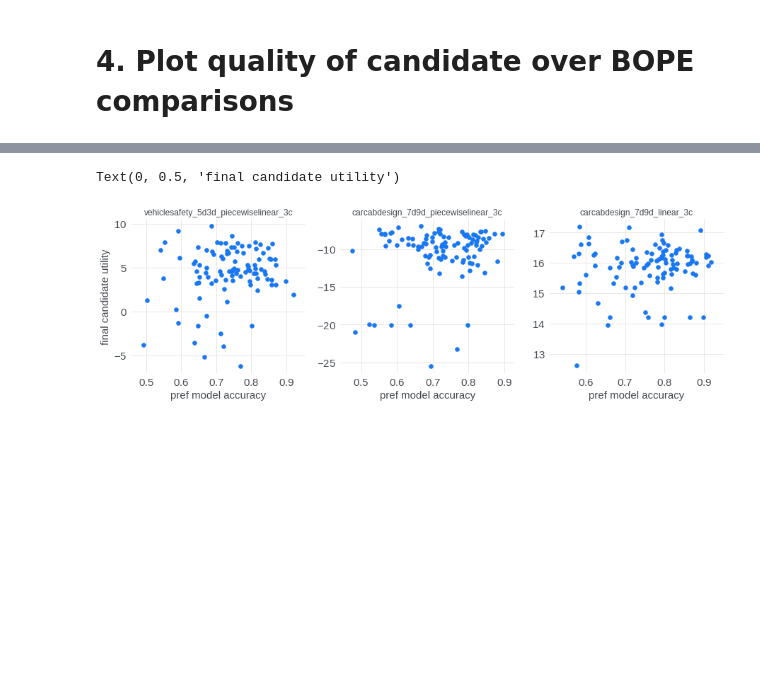
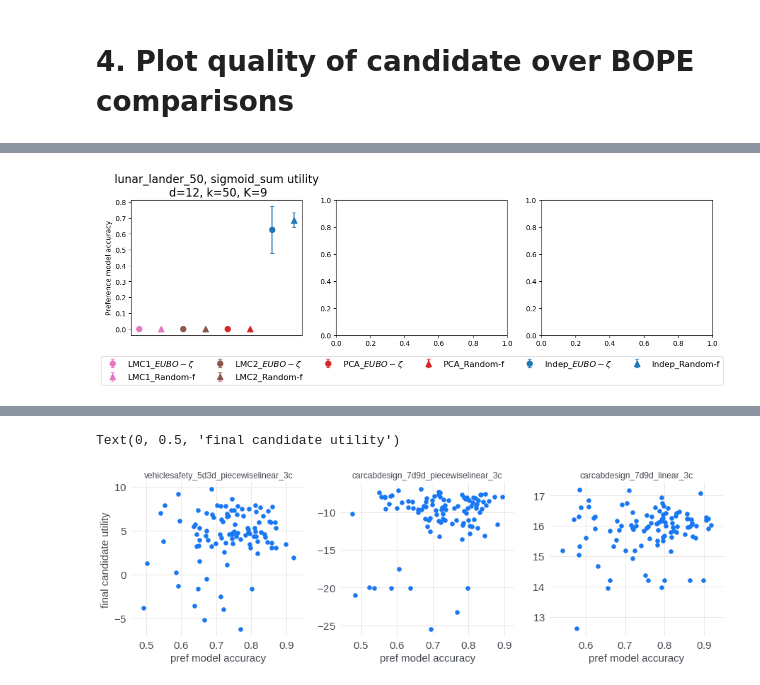
Before and after one commit to zyyjjj/low_rank_BOPE, a Jupyter notebook: notebooks/[Rebuttal] BOPE realistic test problems results analysis (augmented) (combine figs).ipynb, the cells around one changed output, grey strips where cells are left out. Drawn from its saved outputs; the diff is of its cells as text; code cells hidden in the pictures; blank space fills up the shorter version.

Commit message:
plot results for 5-trial 50-dim lunar lander

```diff
--- a/notebooks/[Rebuttal] BOPE realistic test problems results analysis (augmented) (combine figs).ipynb
+++ b/notebooks/[Rebuttal] BOPE realistic test problems results analysis (augmented) (combine figs).ipynb
@@ -72,3 +32,5 @@ outputs['vehiclesafety_5d3d_piecewiselinear_3c']
+# %%
+outputs = torch.load('../1201_lunar_lander_results_lkj')
 # %%
 BASE_CONFIG = {
     "initial_experimentation_batch": 16,
@@ -89,13 +51,8 @@ linestyle_dict = {"Random-f": "--", "EUBO-zeta": "-"}
 marker_dict = {"$EUBO-\zeta$": "o", "True Utility": "s", "Random-f": "^"}
 # %%
 # NUM_TRIALS = 100
-NUM_TRIALS = 30
+NUM_TRIALS = 5
 
-problem_names = [
-    'vehiclesafety_5d3d_piecewiselinear_3c',
-    'carcabdesign_7d9d_piecewiselinear_3c',
-    'carcabdesign_7d9d_linear_3c',
-    # 'osy_6d8d_piecewiselinear_3c'
-]
+problem_names = [50]
 # %% [markdown]
 # Plot final candidate quality
@@ -809,0 +242,82 @@ outputs['vehiclesafety_5d3d_piecewiselinear_3c'][0]['exp_candidate_results']
+# %%
+f, axs = plt.subplots(1, 3, figsize=(15, 3.5))
+labels_dict = {
+    "st": "Indep", "pca": "PCA", "random_linear_proj": "Rand-linear-proj",
+    "random_subset": "Rand-subset", "mtgp": "MTGP", "lmc1": "LMC1", "lmc2": "LMC2"
+    }
+
+for i in range(len(problem_names)):
+    problem = problem_names[i]
+
+    every_n_comps = BASE_CONFIG["every_n_comps"]
+    n_check_post_mean = BASE_CONFIG["n_check_post_mean"]
+    problem_name = 'lunar_lander_50'
+    util_func_name = 'sigmoid_sum'
+    input_dim = 12
+    outcome_dim = 50
+
+    exp_candidate_results = [res for i in range(NUM_TRIALS) for res in outputs[problem][i]["exp_candidate_results"]]
+
+    exp_candidate_results_random = []
+    exp_candidate_results_nonrandom = []
+
+    for res in exp_candidate_results:
+        if res["strategy"] == "Random Experiment":
+            exp_candidate_results_random.append(res)
+        else:
+            exp_candidate_results_nonrandom.append(res)
+
+    # Prepare the 2nd experimentation batch data for plot
+    exp_df = pd.DataFrame(exp_candidate_results_nonrandom)
+    exp_df["strategy"] = exp_df["strategy"].str.replace("EUBO-zeta", r"$EUBO-\\zeta$")
+    exp_df["strategy"] = pd.Categorical(
+        # exp_df["strategy"], ["True Utility", "$EUBO-\zeta$", "Random-f", "Random Experiment"]
+        exp_df["strategy"],
+        ["True Utility", "$EUBO-\zeta$", "Random-f"],
+    )
+    # exp_df.reindex(['st', 'pca', 'random_linear_proj'], level='method')
+
+    exp_df = (
+        exp_df.groupby(["method", "strategy"], sort=False)
+        # .agg({"candidate_util": ["mean", "sem"]})
+        .agg({"pref_model_acc": ["mean", "sem"]})
+        .droplevel(level=0, axis=1)
+        .reset_index()
+    )
+
+    for name, group in exp_df.groupby(["method", "strategy"]):
+
+        if group["method"].values[0] == 'mtgp':
+            continue
+
+        if group["strategy"].values[0] in ["$EUBO-\zeta$", "Random-f"]:
+
+            axs[i].errorbar(
+                x=[group["method"].values[0] + "_" + group["strategy"].values[0]],
+                y=group["mean"],
+                yerr=1.96 * group["sem"],
+                fmt=marker_dict[name[1]],
+                markersize=8,
+                label=labels_dict[group["method"].values[0]] + "_" + group["strategy"].values[0],
+                linewidth=1.5,
+                capsize=3,
+                color=colors_dict[name[0]],
+                # transform = ax.transData + ScaledTranslation(-5/72, 0, fig.dpi_scale_trans)
+            )
+
+    # axs[i].set_xlabel("Transform + PE Strategy")
+    # plt.ylabel("Utility achieved in the 2nd experiment stage")
+    axs[i].set_title(
+        f"{problem_name}, {util_func_name} utility\n d={input_dim}, k={outcome_dim}, K={augmented_dim}", fontsize=16
+    )
+    # plt.suptitle(
+    #     f"\n {1 + every_n_comps * n_check_post_mean} comps, (outcome,augmented)-dim=({outcome_dim},{augmented_dim})",
+    #     fontsize=20,
+    # )
+    axs[i].set_xticks([])
+
+axs[0].legend(bbox_to_anchor=(-0.2, -0.4), loc="lower left", ncol=6, fontsize=12)
+axs[0].set_ylabel("Preference model accuracy")
+
+# plt.savefig(f'BOPE_real_EUBO_randomf.pdf', bbox_inches = "tight")
+# %% [output]
@@ -809,0 +325 @@ outputs['vehiclesafety_5d3d_piecewiselinear_3c'][0]['exp_candidate_results']
+[figure, added]
```
Also changed, not shown: parts of 21 cells of this notebook, 1 other file.
